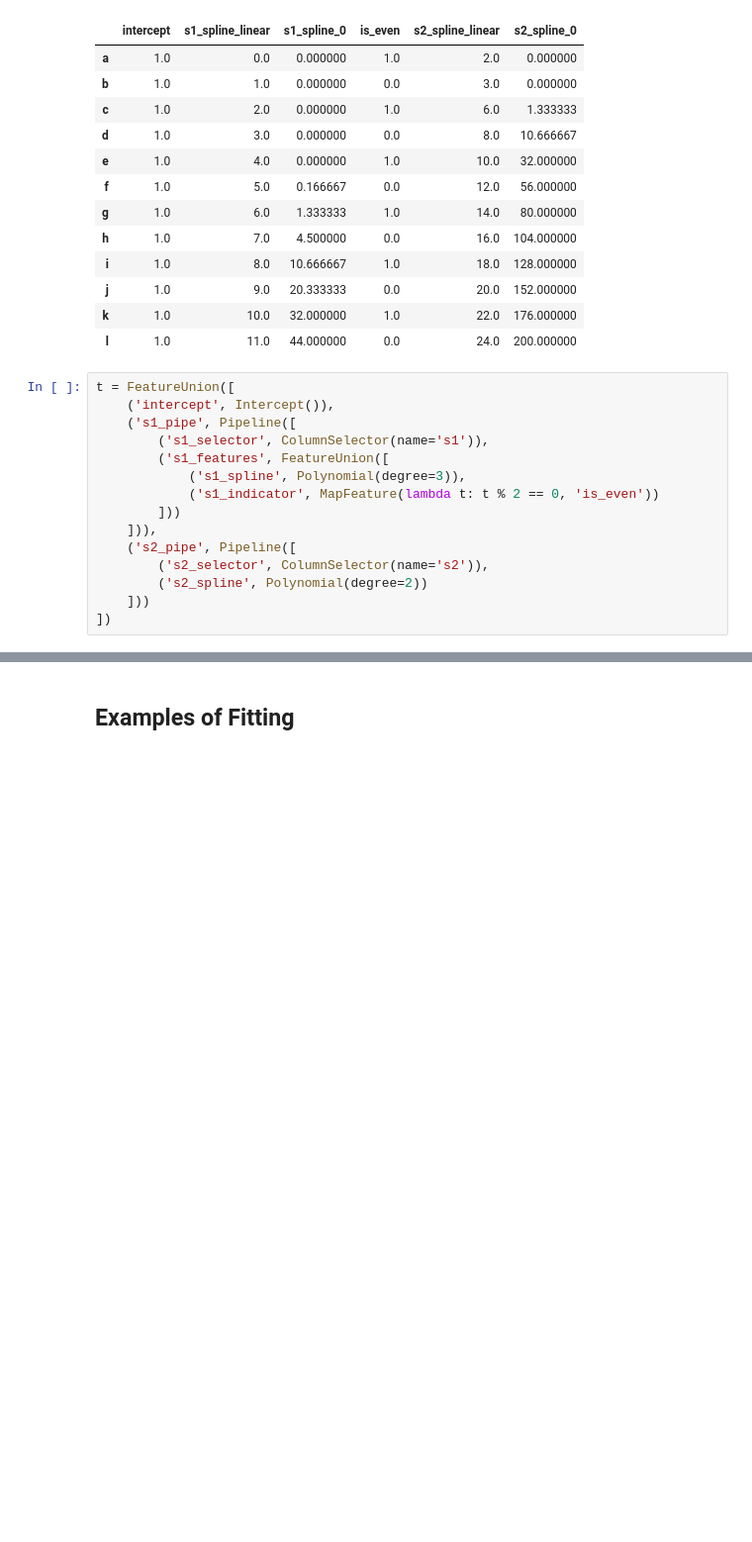
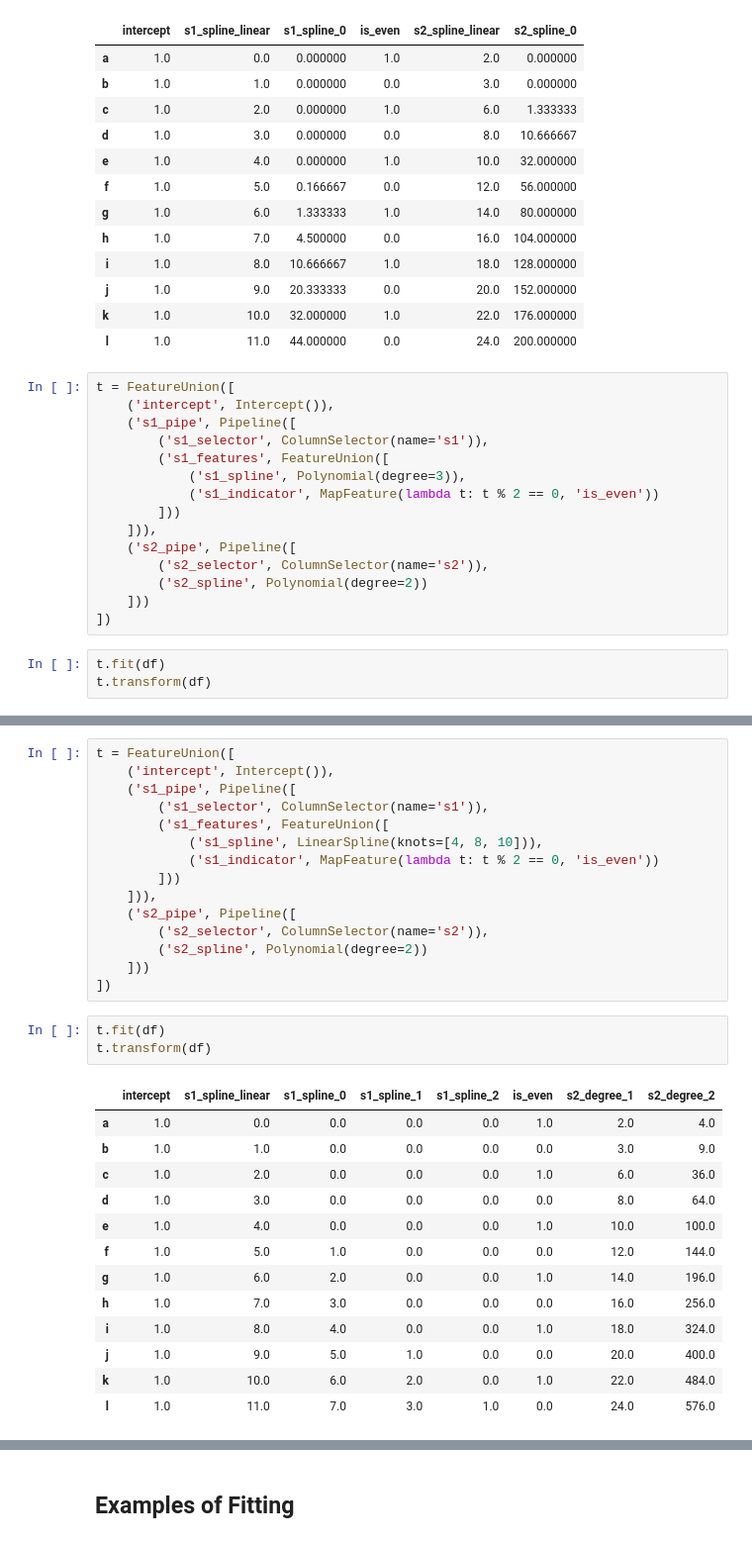
Before and after one commit to madrury/basis-expansions, a Jupyter notebook: examples/basis-expansion-regressions.ipynb, the cells around one changed output, grey strips where cells are left out. Shown at 99% size. Cells and saved outputs as stored; diff of their text form; blank space fills up the shorter version.

Commit message:
Add examples of DataFrame transformations.

```diff
--- a/examples/basis-expansion-regressions.ipynb
+++ b/examples/basis-expansion-regressions.ipynb
@@ -83,3 +83,6 @@ t = FeatureUnion([
         ('s2_spline', Polynomial(degree=2))
     ]))
 ])
+# %%
+t.fit(df)
+t.transform(df)
@@ -85,0 +103,32 @@ t = FeatureUnion([
+# %%
+t = FeatureUnion([
+    ('intercept', Intercept()),
+    ('s1_pipe', Pipeline([
+        ('s1_selector', ColumnSelector(name='s1')),
+        ('s1_features', FeatureUnion([
+            ('s1_spline', LinearSpline(knots=[4, 8, 10])),
+            ('s1_indicator', MapFeature(lambda t: t % 2 == 0, 'is_even'))
+        ]))
+    ])),
+    ('s2_pipe', Pipeline([
+        ('s2_selector', ColumnSelector(name='s2')),
+        ('s2_spline', Polynomial(degree=2))
+    ]))
+])
+# %%
+t.fit(df)
+t.transform(df)
+# %% [output]
+|  | intercept | s1_spline_linear | s1_spline_0 | s1_spline_1 | s1_spline_2 | is_even | s2_degree_1 | s2_degree_2 |
+| a | 1.0 | 0.0 | 0.0 | 0.0 | 0.0 | 1.0 | 2.0 | 4.0 |
+| b | 1.0 | 1.0 | 0.0 | 0.0 | 0.0 | 0.0 | 3.0 | 9.0 |
+| c | 1.0 | 2.0 | 0.0 | 0.0 | 0.0 | 1.0 | 6.0 | 36.0 |
+| d | 1.0 | 3.0 | 0.0 | 0.0 | 0.0 | 0.0 | 8.0 | 64.0 |
+| e | 1.0 | 4.0 | 0.0 | 0.0 | 0.0 | 1.0 | 10.0 | 100.0 |
+| f | 1.0 | 5.0 | 1.0 | 0.0 | 0.0 | 0.0 | 12.0 | 144.0 |
+| g | 1.0 | 6.0 | 2.0 | 0.0 | 0.0 | 1.0 | 14.0 | 196.0 |
+| h | 1.0 | 7.0 | 3.0 | 0.0 | 0.0 | 0.0 | 16.0 | 256.0 |
+| i | 1.0 | 8.0 | 4.0 | 0.0 | 0.0 | 1.0 | 18.0 | 324.0 |
+| j | 1.0 | 9.0 | 5.0 | 1.0 | 0.0 | 0.0 | 20.0 | 400.0 |
+| k | 1.0 | 10.0 | 6.0 | 2.0 | 0.0 | 1.0 | 22.0 | 484.0 |
+| l | 1.0 | 11.0 | 7.0 | 3.0 | 1.0 | 0.0 | 24.0 | 576.0 |
```
Also changed, not shown: parts of 17 cells of this notebook, 1 other file.
